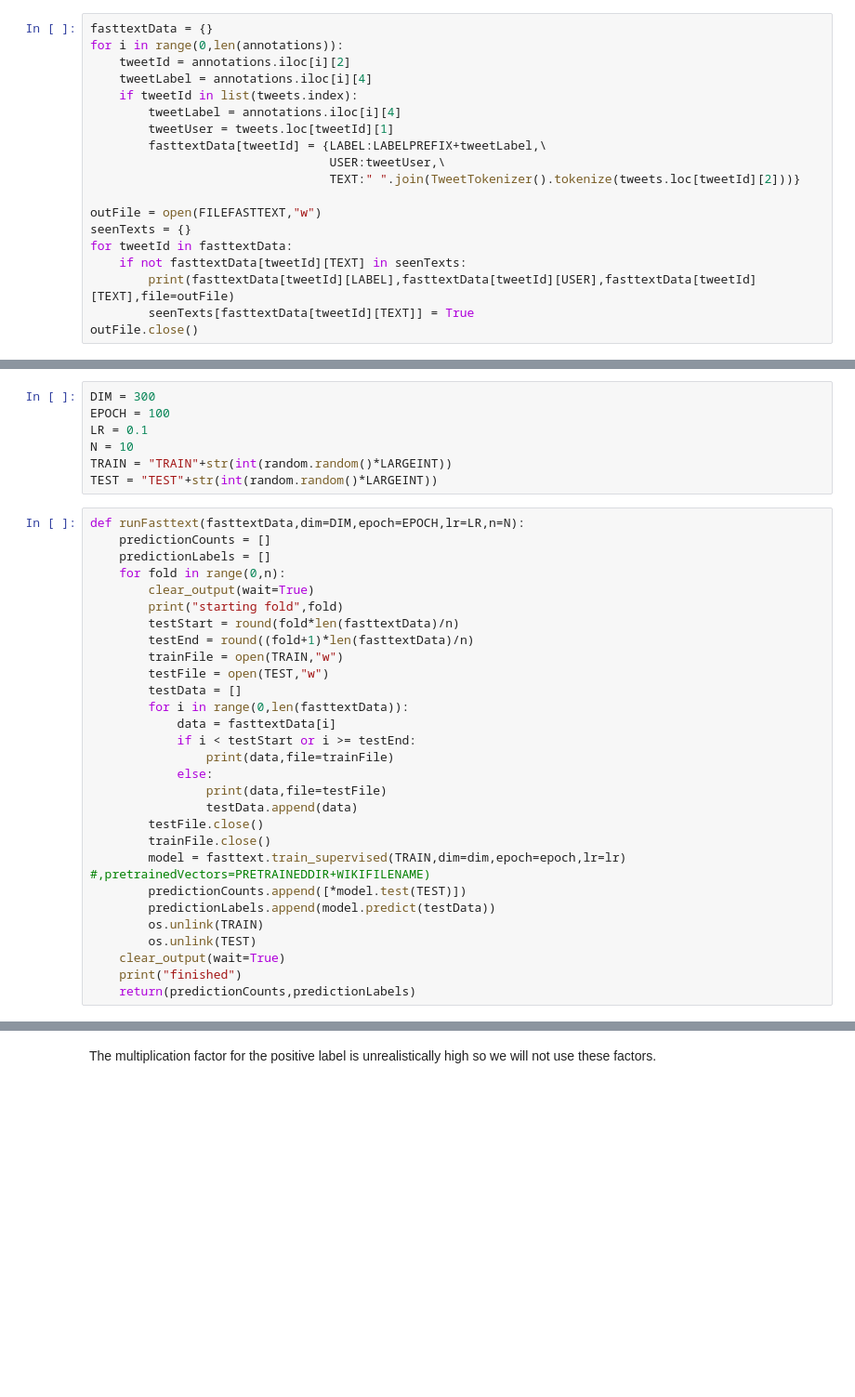
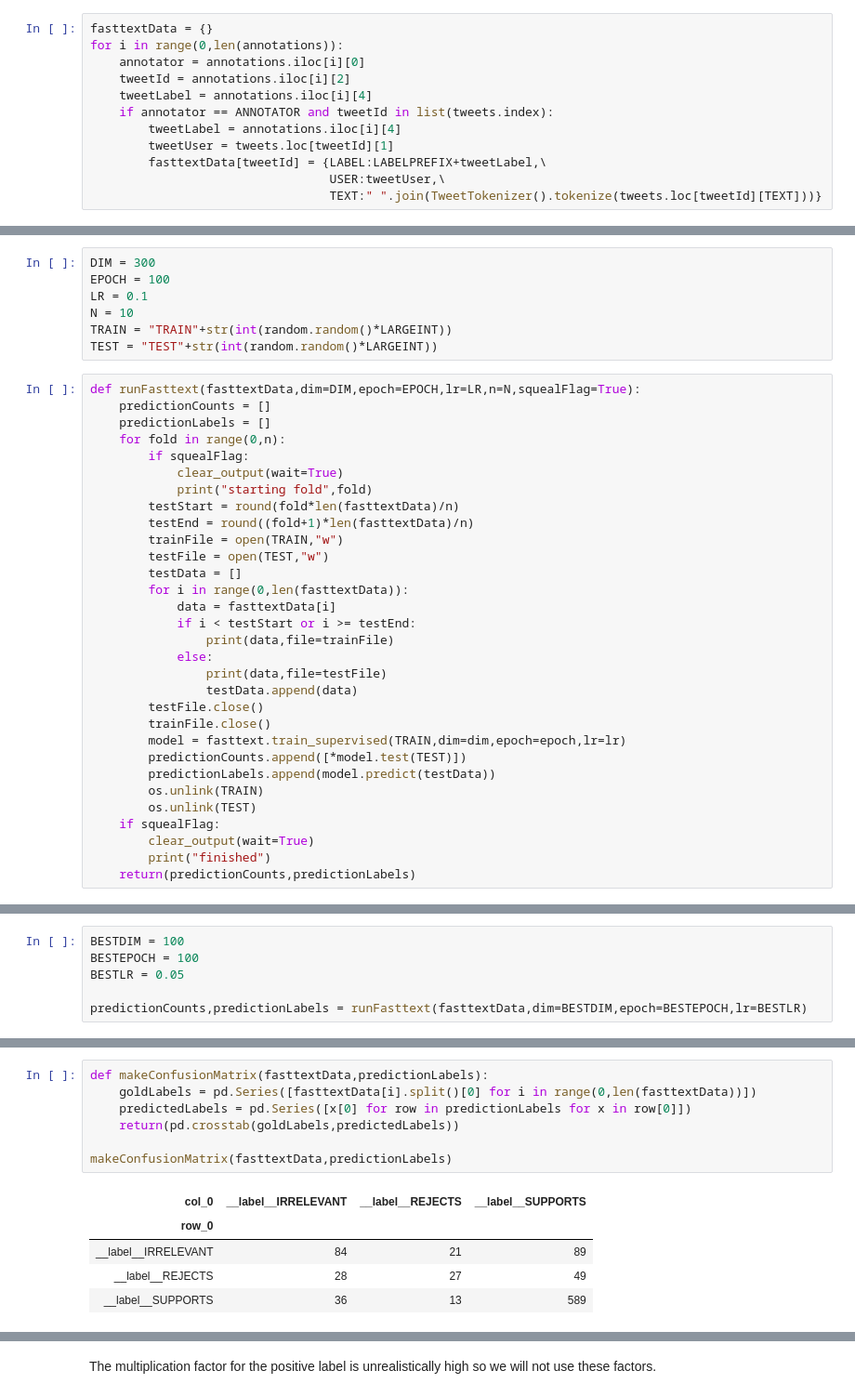
Before and after one commit to puregome/notebooks, a Jupyter notebook: fasttext.ipynb, the cells around one changed output, grey strips where cells are left out. Shown at 93% size. Drawn from its saved outputs; the diff is of its cells as text; blank space fills up the shorter version.

```diff
--- a/fasttext.ipynb
+++ b/fasttext.ipynb
@@ -27,19 +29,12 @@ annotations = pd.read_csv(FILEANNOTATIONS,header=None,sep=" ")
 # %%
 fasttextData = {}
 for i in range(0,len(annotations)):
+    annotator = annotations.iloc[i][0]
     tweetId = annotations.iloc[i][2]
     tweetLabel = annotations.iloc[i][4]
-    if tweetId in list(tweets.index):
+    if annotator == ANNOTATOR and tweetId in list(tweets.index):
         tweetLabel = annotations.iloc[i][4]
         tweetUser = tweets.loc[tweetId][1]
         fasttextData[tweetId] = {LABEL:LABELPREFIX+tweetLabel,\
                                  USER:tweetUser,\
-                                 TEXT:" ".join(TweetTokenizer().tokenize(tweets.loc[tweetId][2]))}
-
-outFile = open(FILEFASTTEXT,"w")
-seenTexts = {}
-for tweetId in fasttextData:
-    if not fasttextData[tweetId][TEXT] in seenTexts:
-        print(fasttextData[tweetId][LABEL],fasttextData[tweetId][USER],fasttextData[tweetId][TEXT],file=outFile)
-        seenTexts[fasttextData[tweetId][TEXT]] = True
-outFile.close()
+                                 TEXT:" ".join(TweetTokenizer().tokenize(tweets.loc[tweetId][TEXT]))}
@@ -69,12 +79,13 @@ N = 10
 TRAIN = "TRAIN"+str(int(random.random()*LARGEINT))
 TEST = "TEST"+str(int(random.random()*LARGEINT))
 # %%
-def runFasttext(fasttextData,dim=DIM,epoch=EPOCH,lr=LR,n=N):
+def runFasttext(fasttextData,dim=DIM,epoch=EPOCH,lr=LR,n=N,squealFlag=True):
     predictionCounts = []
     predictionLabels = []
     for fold in range(0,n):
-        clear_output(wait=True)
-        print("starting fold",fold)
+        if squealFlag:
+            clear_output(wait=True)
+            print("starting fold",fold)
         testStart = round(fold*len(fasttextData)/n)
         testEnd = round((fold+1)*len(fasttextData)/n)
         trainFile = open(TRAIN,"w")
@@ -89,11 +100,12 @@ def runFasttext(fasttextData,dim=DIM,epoch=EPOCH,lr=LR,n=N):
                 testData.append(data)
         testFile.close()
         trainFile.close()
-        model = fasttext.train_supervised(TRAIN,dim=dim,epoch=epoch,lr=lr)  #,pretrainedVectors=PRETRAINEDDIR+WIKIFILENAME)
+        model = fasttext.train_supervised(TRAIN,dim=dim,epoch=epoch,lr=lr)
         predictionCounts.append([*model.test(TEST)])
         predictionLabels.append(model.predict(testData))
         os.unlink(TRAIN)
         os.unlink(TEST)
-    clear_output(wait=True)
-    print("finished")
+    if squealFlag:
+        clear_output(wait=True)
+        print("finished")
     return(predictionCounts,predictionLabels)
@@ -114,0 +165,6 @@ cases: 593; precision: 0.604; recall: 0.604
+# %%
+BESTDIM = 100
+BESTEPOCH = 100
+BESTLR = 0.05
+
+predictionCounts,predictionLabels = runFasttext(fasttextData,dim=BESTDIM,epoch=BESTEPOCH,lr=BESTLR)
@@ -152 +209,14 @@ relative deviation per label: {'__label__NEUTRAL': 0.925, '__label__IRRELEVANT':
+# %%
+def makeConfusionMatrix(fasttextData,predictionLabels):
+    goldLabels = pd.Series([fasttextData[i].split()[0] for i in range(0,len(fasttextData))])
+    predictedLabels = pd.Series([x[0] for row in predictionLabels for x in row[0]])
+    return(pd.crosstab(goldLabels,predictedLabels))
+
+makeConfusionMatrix(fasttextData,predictionLabels)
+# %% [output]
+| col_0 | __label__IRRELEVANT | __label__REJECTS | __label__SUPPORTS |
+| row_0 |  |  |  |
+| __label__IRRELEVANT | 84 | 21 | 89 |
+| __label__REJECTS | 28 | 27 | 49 |
+| __label__SUPPORTS | 36 | 13 | 589 |
 # %% [markdown]
```
Also changed, not shown: parts of 25 cells of this notebook.
